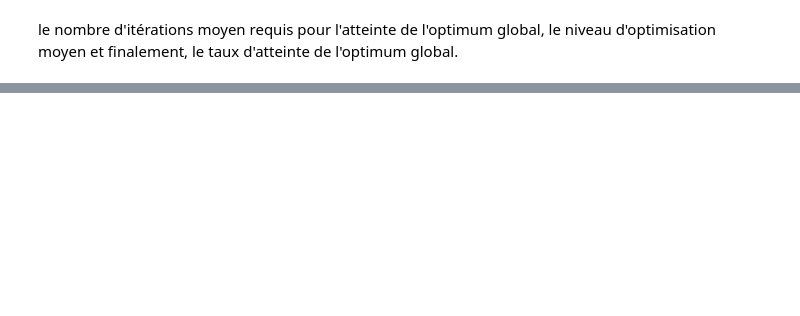
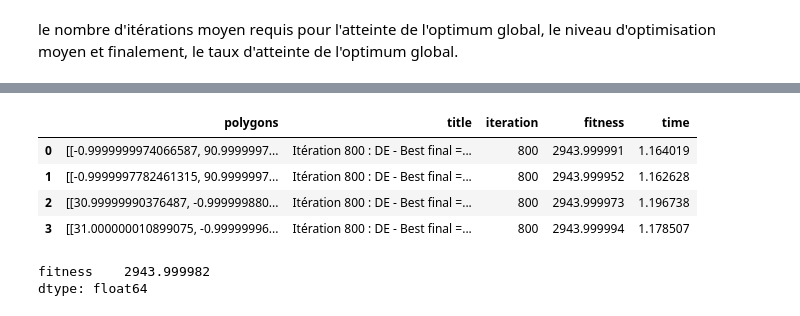
Before and after one commit to iribarnesy/optimize-house-area-on-a-land, a Jupyter notebook: Main.ipynb, the cells around one changed output, grey strips where cells are left out. Cells and saved outputs as stored; diff of their text form; code cells hidden in the pictures; blank space fills up the shorter version.

```diff
--- a/Main.ipynb
+++ b/Main.ipynb
@@ -123,0 +225,15 @@ le nombre d'itérations moyen requis pour l'atteinte de l'optimum global, le niv
+# %%
+de_runs = pd.DataFrame(LOGS["DE - Best final"])
+de_runs['time'] = de_times
+de_runs
+# %% [output]
+|  | polygons | title | iteration | fitness | time |
+| 0 | [[-0.9999999974066587, 90.9999997... | Itération 800 : DE - Best final =... | 800 | 2943.999991 | 1.164019 |
+| 1 | [[-0.9999997782461315, 90.9999997... | Itération 800 : DE - Best final =... | 800 | 2943.999952 | 1.162628 |
+| 2 | [[30.99999990376487, -0.999999880... | Itération 800 : DE - Best final =... | 800 | 2943.999973 | 1.196738 |
+| 3 | [[31.000000010899075, -0.99999996... | Itération 800 : DE - Best final =... | 800 | 2943.999994 | 1.178507 |
+# %%
+de_runs[['fitness']].median()
+# %% [output]
+fitness    2943.999982
+dtype: float64
```
Also changed, not shown: parts of 37 cells of this notebook, 4 other files.
